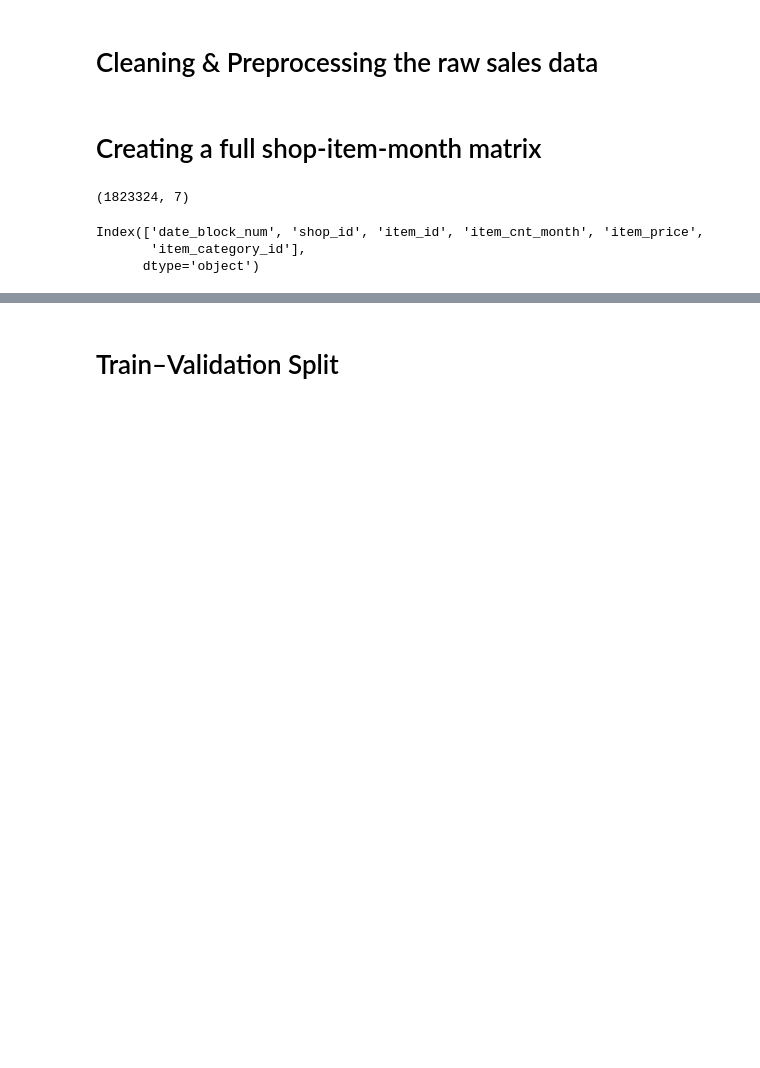
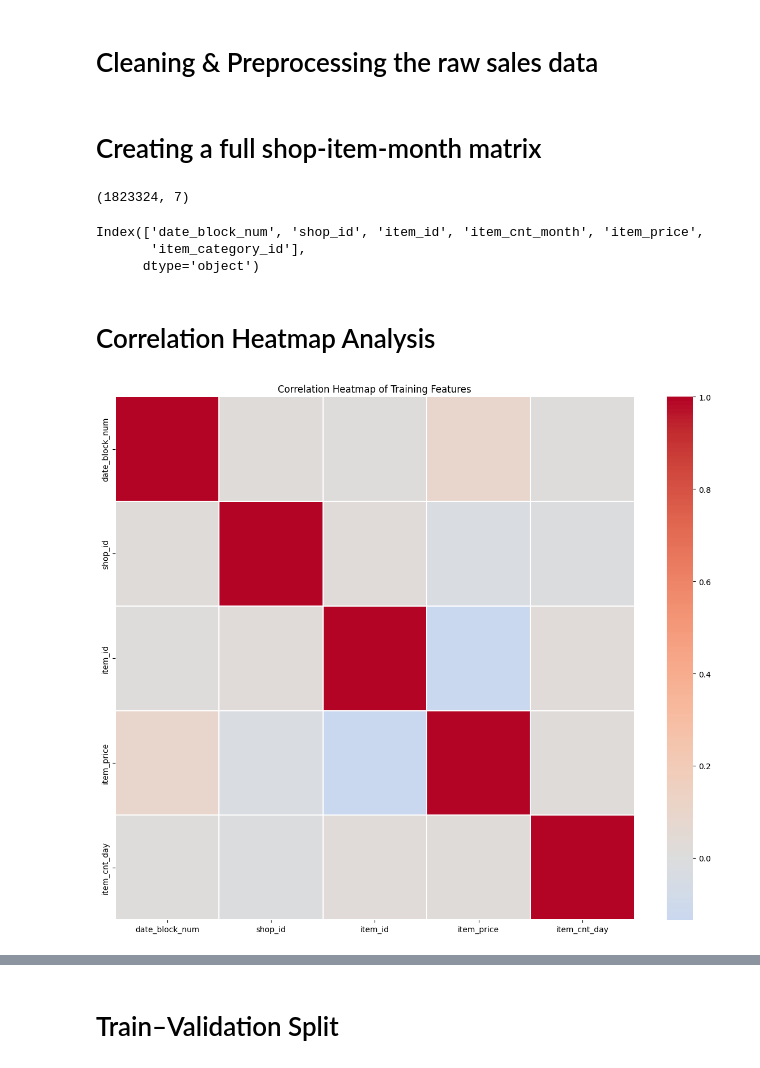
Before and after one commit to Acheon-stst/Acheon-stst, a Jupyter notebook: DNSC3288.ipynb, the cells around one changed output, grey strips where cells are left out. Cells and saved outputs as stored; diff of their text form; code cells hidden in the pictures; blank space fills up the shorter version.

```diff
--- a/DNSC3288.ipynb
+++ b/DNSC3288.ipynb
@@ -201,3 +216,26 @@ cat_avg = full_matrix.groupby(["date_block_num", "item_category_id"])["item_cnt_
 cat_avg.rename(columns={"item_cnt_month": "category_avg_sales"}, inplace=True)
 full_matrix = full_matrix.merge(cat_avg, on=["date_block_num", "item_category_id"], how="left")
 full_matrix = create_lag(full_matrix, "category_avg_sales", [1])
+# %% [markdown]
+# Correlation Heatmap Analysis
+# %%
+# Select numeric columns from Sales_train.csv
+sales_cols = sales.select_dtypes(include=[np.number])
+
+# Compute correlation matrix
+corr = sales_cols.corr()
+
+plt.figure(figsize=(12, 10))
+sns.heatmap(
+    corr,
+    cmap="coolwarm",
+    center=0,
+    linewidths=0.1
+)
+
+plt.title("Correlation Heatmap of Training Features")
+plt.tight_layout()
+plt.savefig("correlation_heatmap0.png")
+plt.show()
+# %% [output]
+[figure, added]
```
Also changed, not shown: parts of 11 cells of this notebook.
